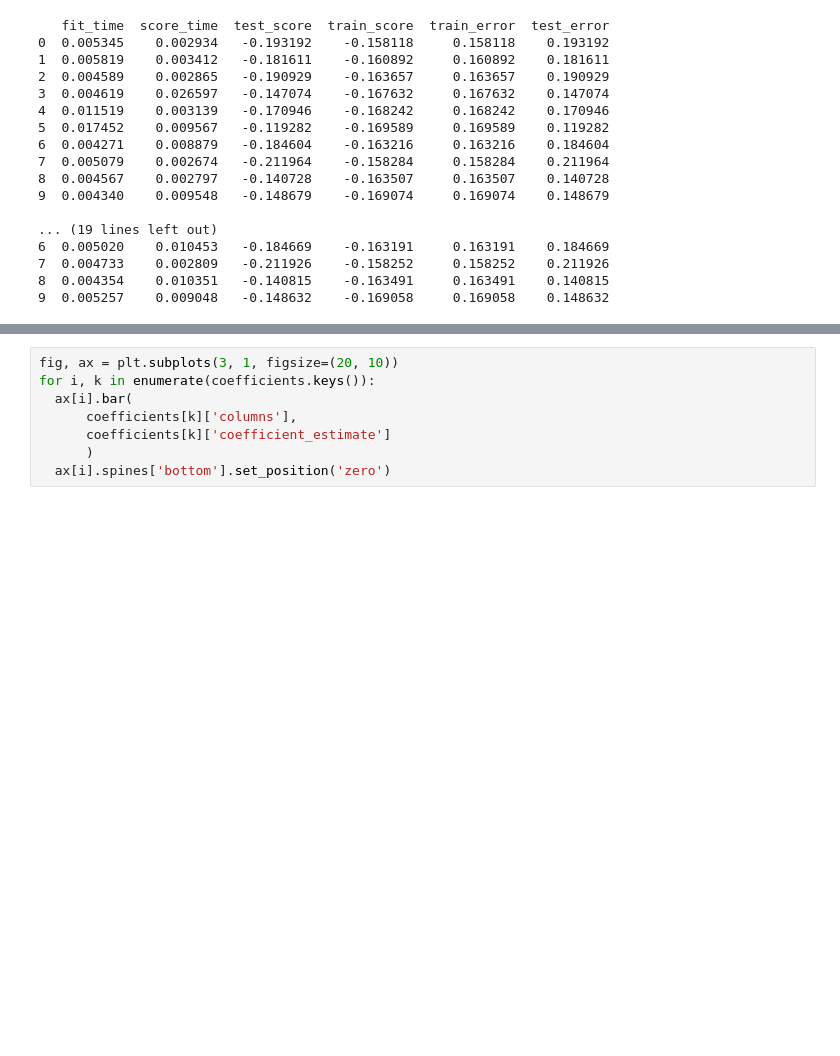
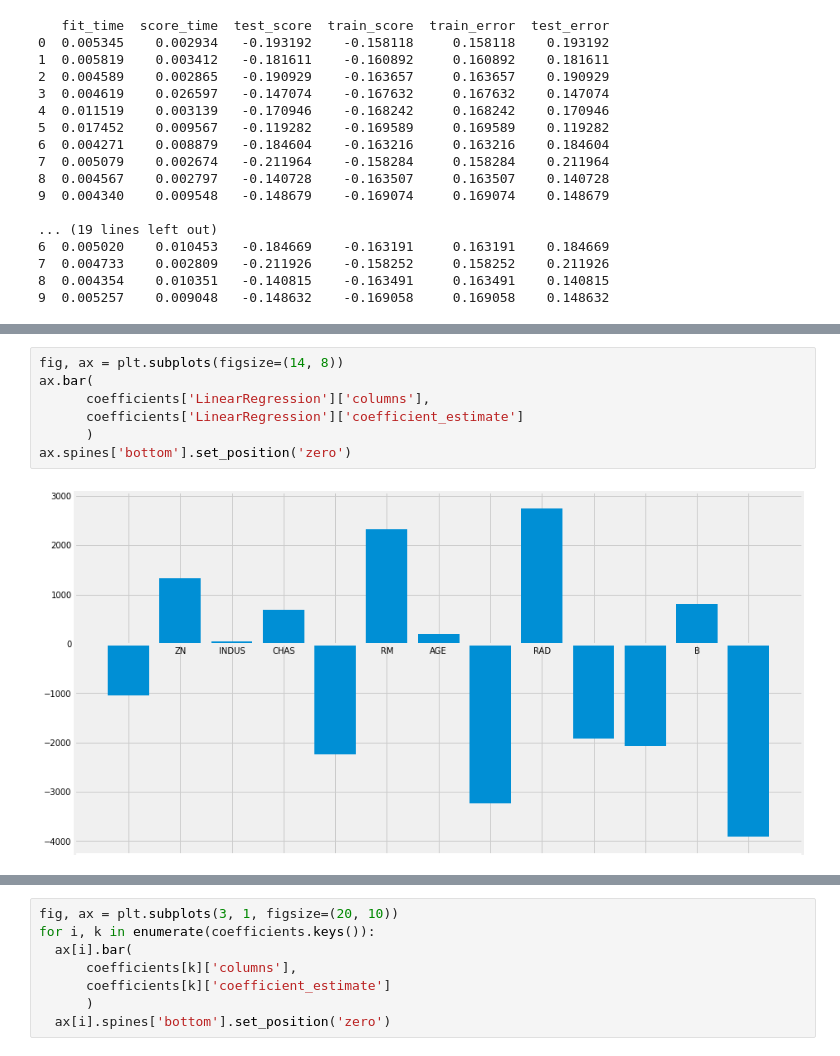
Before and after one commit to dajebbar/ML, a Jupyter notebook: Boston_House_Price_Prediction.ipynb, the cells around one changed output, grey strips where cells are left out. Cells and saved outputs as stored; diff of their text form; blank space fills up the shorter version.

```diff
--- a/Boston_House_Price_Prediction.ipynb
+++ b/Boston_House_Price_Prediction.ipynb
@@ -234,0 +257,9 @@ for item in results:
+# %%
+fig, ax = plt.subplots(figsize=(14, 8))
+ax.bar(
+      coefficients['LinearRegression']['columns'],
+      coefficients['LinearRegression']['coefficient_estimate']
+      )
+ax.spines['bottom'].set_position('zero')
+# %% [output]
+[figure, added]
```
Also changed, not shown: parts of 3 cells of this notebook.
